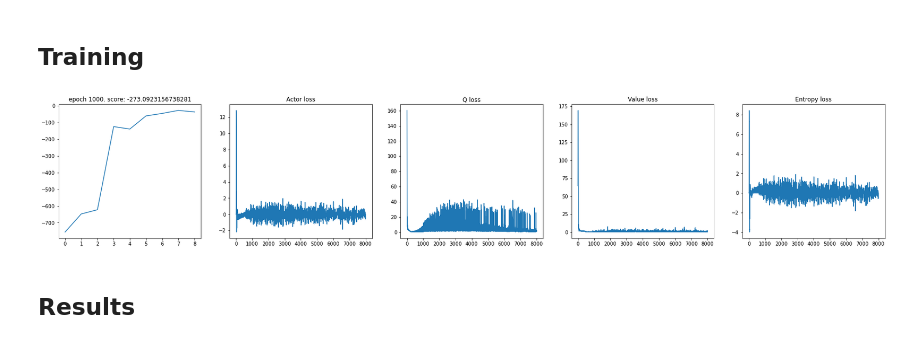
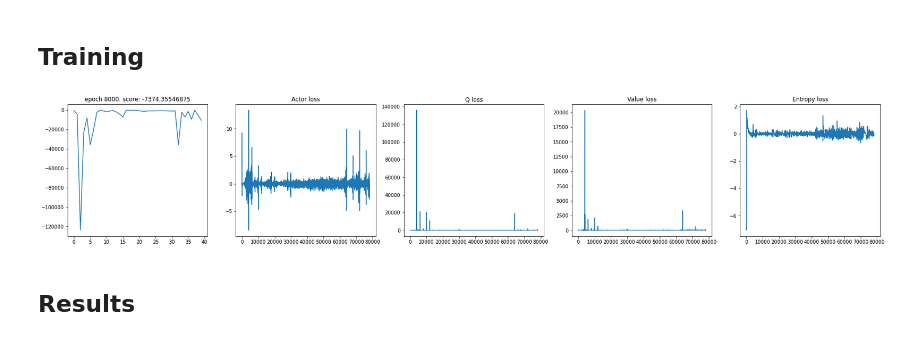
Before and after one commit to JopNiessen/SoftActorCritic, a Jupyter notebook: RecurrentSoftActorCritic_straightline_motion.ipynb, the cells around one changed output. Cells and saved outputs as stored; diff of their text form; code cells hidden in the pictures.

```diff
--- a/RecurrentSoftActorCritic_straightline_motion.ipynb
+++ b/RecurrentSoftActorCritic_straightline_motion.ipynb
@@ -29,15 +29,15 @@ WARNING:jax._src.lib.xla_bridge:No GPU/TPU found, falling back to CPU. (Set TF_C
 # %%
 def create_agent(key):
     # parameters
-    memory_size = 1000
+    memory_size = 10000
     batch_size = 128
     initial_random_steps = 200#1000
 
-    control_limit = 10.
+    control_limit = 4.
     obs_size = 2
     ctrl_size = 1
 
-    env = Linear_SDI(end_time=10)
+    env = Linear_SDI(end_time=20)
 
     agent = SACAgent(
         env, memory_size, key,
@@ -48,7 +48,7 @@ def create_agent(key):
         epochs_per_step=10,
         lr=3e-3,
         history_size=8,
-        memory_decay=5e-3
+        memory_decay=1#5e-3
     )
     return agent
 # %% [markdown]
@@ -56,18 +56,18 @@ def create_agent(key):
 # %%
 memory = {'recording':[], 'dt':[], 'seed':[]}
 for seed in [0]:
     np.random.seed(seed)
     key = jrandom.PRNGKey(seed)
 
     agent = create_agent(key)
 
-    agent.train(1000, key, plotting_interval=100, record=True)
+    agent.train(8000, key, plotting_interval=200, record=True)
 
     memory['recording'].append(agent.recording)
     memory['dt'].append(agent.env.dt)
     memory['seed'].append(seed)
 # %% [output]
-[figure, old version]
+[figure, new version]
 # %% [markdown]
 ## Results
 # %%
```
Also changed, not shown: parts of 3 cells of this notebook, 5 other files.
